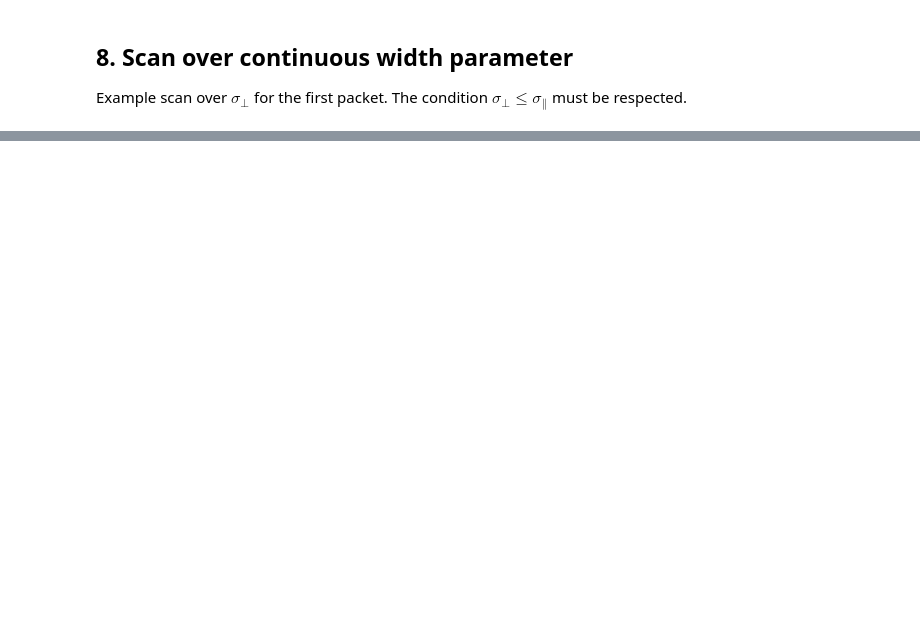
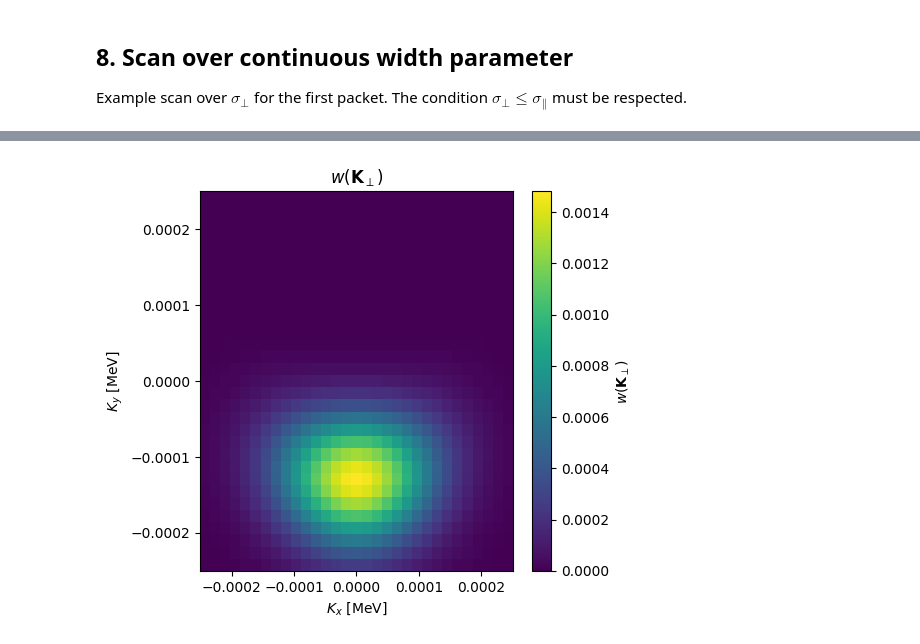
Before and after one commit to Anton-Murtazin/moller_vortex, a Jupyter notebook: analysis_workspace.ipynb, the cells around one changed output, grey strips where cells are left out. Drawn from its saved outputs; the diff is of its cells as text; code cells hidden in the pictures; blank space fills up the shorter version.

```diff
--- a/analysis_workspace.ipynb
+++ b/analysis_workspace.ipynb
@@ -211,0 +255,82 @@ Keep physical calculations in functions and use the notebook cells for parameter
+# %%
+HBARC_MEV_NM = 1.97463e-4 #MeV * nm
+NM_TO_MEV_INV = 1.0 / HBARC_MEV_NM
+
+def spatial_width_nm_to_momentum_mev(width_nm: float) -> float:
+    return HBARC_MEV_NM / width_nm
+
+
+sigma1_perp = spatial_width_nm_to_momentum_mev(10.0)
+sigma2_perp = spatial_width_nm_to_momentum_mev(2.0)
+sigma1_par = spatial_width_nm_to_momentum_mev(5.0)
+sigma2_par = spatial_width_nm_to_momentum_mev(1.0)
+
+impact_b = np.array([5.0 * NM_TO_MEV_INV, 0.0], dtype=float)
+
+packet1 = mv.LGPacket(
+    ell=5,
+    sigma_perp=sigma1_perp,
+    sigma_par=sigma1_par,
+    kbar_z=10.0,
+)
+
+packet2 = mv.LGPacket(
+    ell=0,
+    sigma_perp=sigma2_perp,
+    sigma_par=sigma2_par,
+    kbar_z=-10.0,
+)
+
+N1 = mv.normalization_constant(packet1, accuracy=accuracy)
+N2 = mv.normalization_constant(packet2, accuracy=accuracy)
+
+quadrature = mv.ProbabilityQuadrature(
+    k3_perp_range=(0.010, 0.050),
+    k3z_range=(8.0, 12.0),
+    k4z_range=(-12.0, -8.0),
+    n_k3_perp=10,
+    n_phi=24,
+    n_k3z=10,
+    n_k4z=10,
+)
+
+Kx_values = np.linspace(-0.00025, 0.00025, 31)
+Ky_values = np.linspace(-0.00025, 0.00025, 31)
+
+W = mv.diff_probability_grid(
+    Kx_values,
+    Ky_values,
+    packet1,
+    packet2,
+    quadrature,
+    impact_b=impact_b,
+    N1=N1,
+    N2=N2,
+    accuracy=accuracy,
+)
+
+fig, ax = plt.subplots(figsize=(5.5, 4.8))
+
+image = ax.imshow(
+    W,
+    origin="lower",
+    extent=[
+        Kx_values[0],
+        Kx_values[-1],
+        Ky_values[0],
+        Ky_values[-1],
+    ],
+    aspect="auto",
+)
+
+ax.set_xlabel(r"$K_x$ [MeV]")
+ax.set_ylabel(r"$K_y$ [MeV]")
+ax.set_title(r"$w(\mathbf{K}_{\perp})$")
+
+cbar = fig.colorbar(image, ax=ax)
+cbar.set_label(r"$w(\mathbf{K}_{\perp})$")
+
+fig.tight_layout()
+plt.show()
+# %% [output]
+[figure, added]
```
Also changed, not shown: parts of 13 cells of this notebook.
